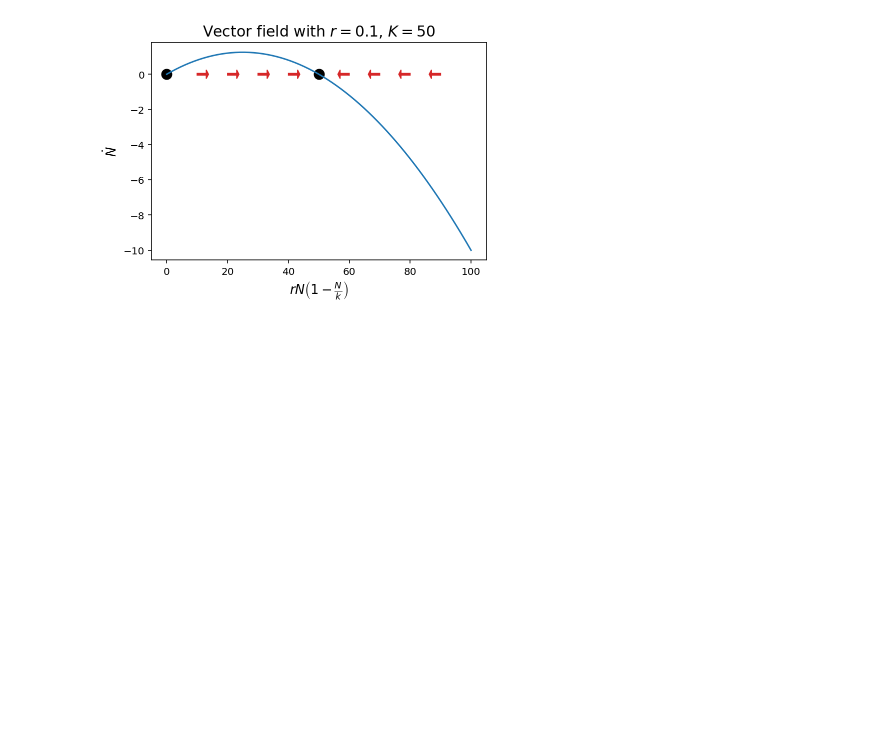
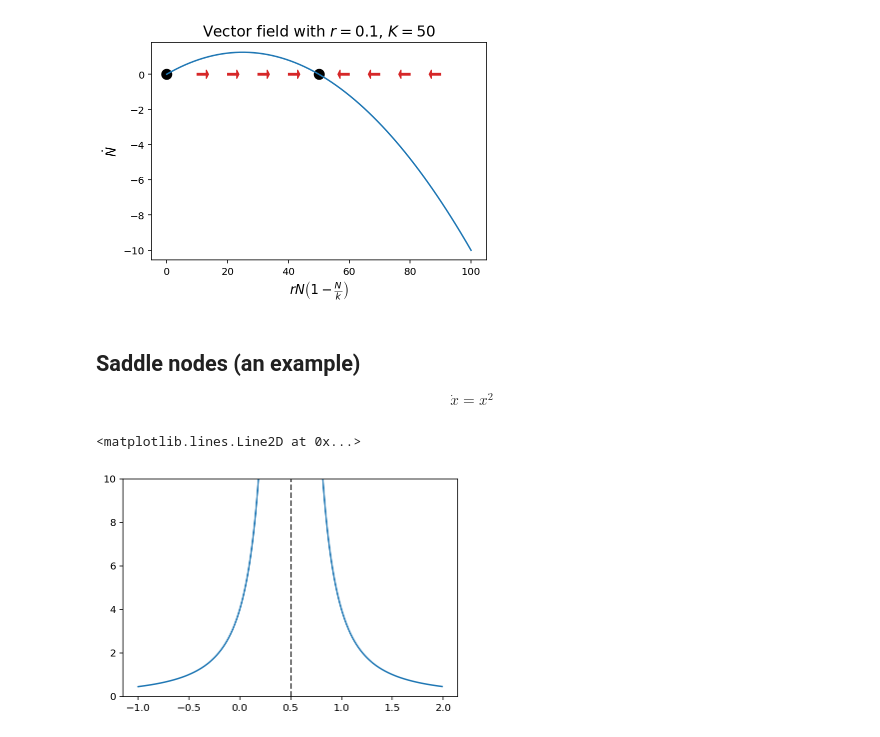
Before and after one commit to gerdm/QMUL, a Jupyter notebook: MTH744P-dynamical-systems/l02-linear-stability.ipynb, the cells around one changed output. Drawn from its saved outputs; the diff is of its cells as text; code cells hidden in the pictures; blank space fills up the shorter version.

Commit message:
MTH744P-mod: add saddle node example

```diff
--- a/MTH744P-dynamical-systems/l02-linear-stability.ipynb
+++ b/MTH744P-dynamical-systems/l02-linear-stability.ipynb
@@ -43,3 +43,20 @@ plot_logistic_growth(-0.1, 50)
 plot_logistic_growth(0.1, 50)
 # %% [output]
 [figure]
+# %% [markdown]
+## Saddle nodes (an example)
+
+$$
+\dot x = x^2
+$$
+# %%
+t = np.arange(-1, 2, 0.01)
+
+def x(t, x0): return 1 / (1 / x0 - t) ** 2
+# %%
+plt.plot(t, x(t, x0=2))
+plt.ylim(0, 10)
+plt.axvline(x=1/2, linestyle="--", c="black")
+# %% [output]
+<matplotlib.lines.Line2D at 0x...>
+[figure, added]
```
